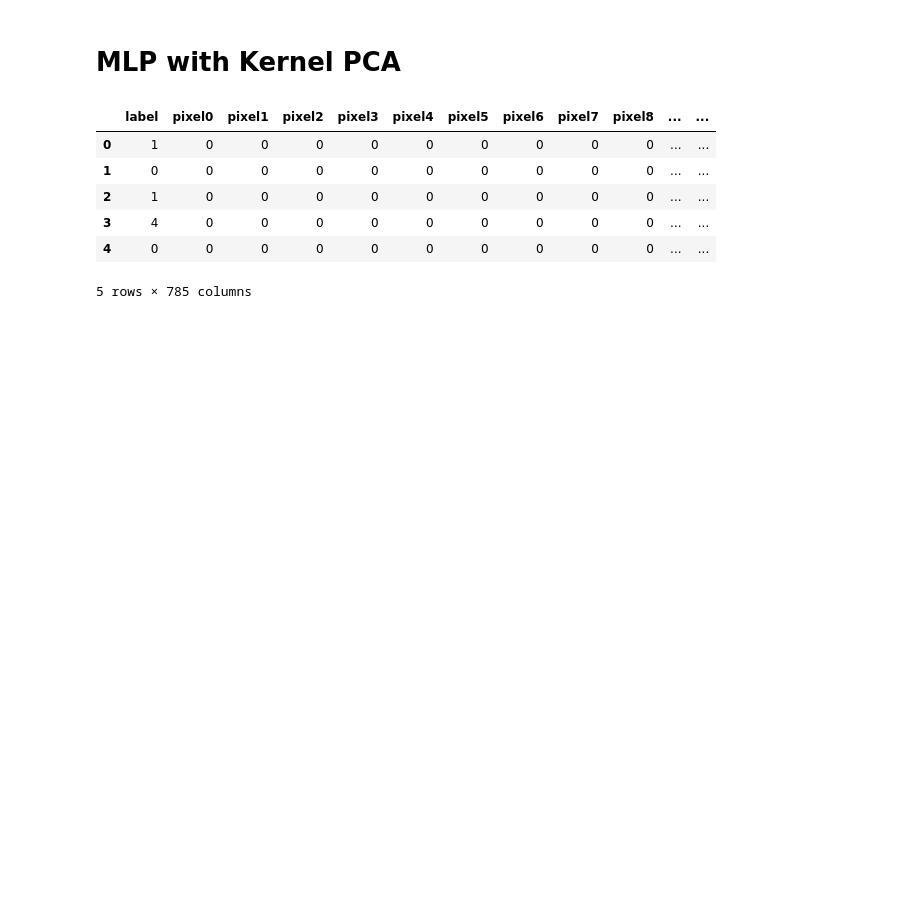
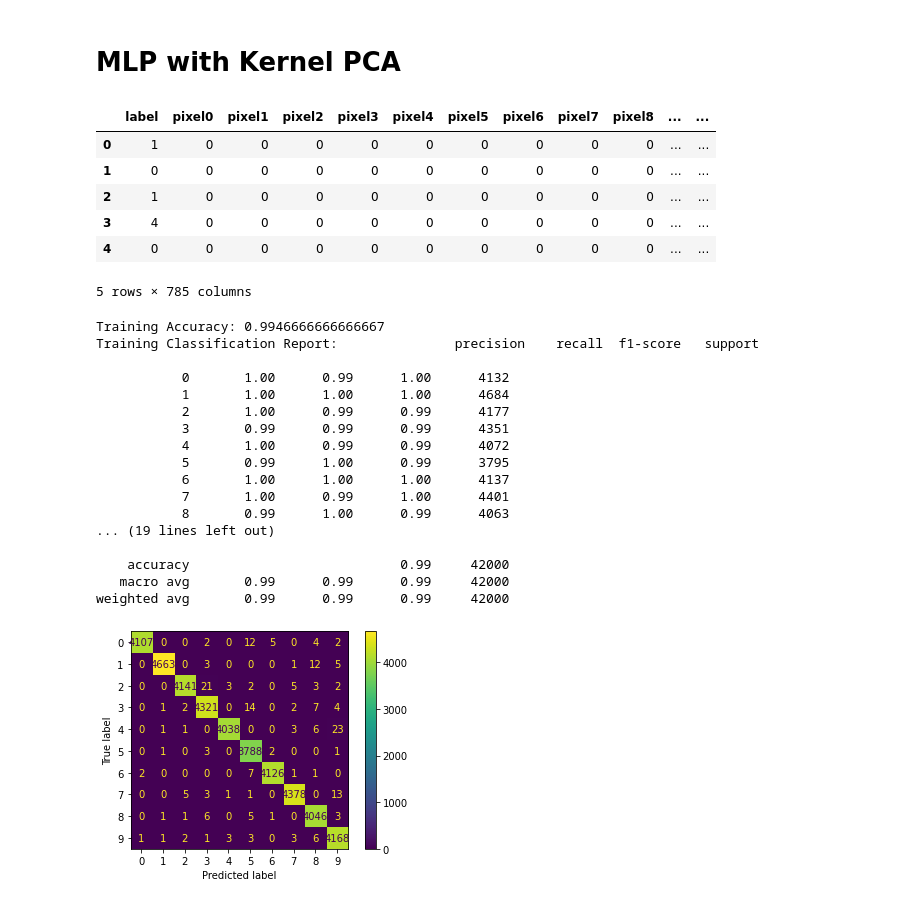
Before and after one commit to clairemarkey/MSDS-422-Group-3-Module-7, a Jupyter notebook: MSDS-422-Group-3-Module-7.ipynb, the cells around one changed output. Cells and saved outputs as stored; diff of their text form; code cells hidden in the pictures; blank space fills up the shorter version.

```diff
--- a/MSDS-422-Group-3-Module-7.ipynb
+++ b/MSDS-422-Group-3-Module-7.ipynb
@@ -1652,34 +1652,53 @@ y_train = digit_training_data['label'] #set y a the label column
 
 # Convert scaled data from numpy array into dataframe
 nn_training_features = list(nn_train_df.columns)
 nn_training_scaled_df = pd.DataFrame(nn_train_df, columns=nn_training_features)
 
 # Import libraries
 from sklearn.model_selection import train_test_split, GridSearchCV
 from sklearn.neural_network import MLPClassifier
 from sklearn.preprocessing import StandardScaler
 from sklearn.model_selection import KFold
 from sklearn.metrics import accuracy_score, classification_report, confusion_matrix, ConfusionMatrixDisplay
 
 # Initialize MLP Classifier
-mlp_class = MLPClassifier(random_state=1, hidden_layer_sizes=(20,2),
+mlp_class = MLPClassifier(random_state=1, hidden_layer_sizes=(20,20,20,20,20),
                         max_iter = 300,activation = 'relu',
                         solver = 'adam')
 
 mlp_class.fit(nn_train_df, y_train)
 y_pred_train = mlp_class.predict(nn_train_df)
 
 # evaluate the model on the training data
 accuracy_train = accuracy_score(y_train, y_pred_train)
 print("Training Accuracy:", accuracy_train)
 print("Training Classification Report:", classification_report(y_train, y_pred_train))
 
 print("Training Accuracy:", accuracy_train)
 print("Training Classification Report:", classification_report(y_train, y_pred_train))
 
 # Create the confusion matrix of the predictions
 cm = confusion_matrix(y_train, y_pred_train)
 ConfusionMatrixDisplay(confusion_matrix=cm).plot();
+# %% [output]
+Training Accuracy: 0.9946666666666667
+Training Classification Report:               precision    recall  f1-score   support
+
+           0       1.00      0.99      1.00      4132
+           1       1.00      1.00      1.00      4684
+           2       1.00      0.99      0.99      4177
+           3       0.99      0.99      0.99      4351
+           4       1.00      0.99      0.99      4072
+           5       0.99      1.00      0.99      3795
+           6       1.00      1.00      1.00      4137
+           7       1.00      0.99      1.00      4401
+           8       0.99      1.00      0.99      4063
+... (19 lines left out)
+
+    accuracy                           0.99     42000
+   macro avg       0.99      0.99      0.99     42000
+weighted avg       0.99      0.99      0.99     42000
+[figure, added]
 # %%
 ### KERNEL ###
 
```
Also changed, not shown: parts of 1 cell of this notebook.
